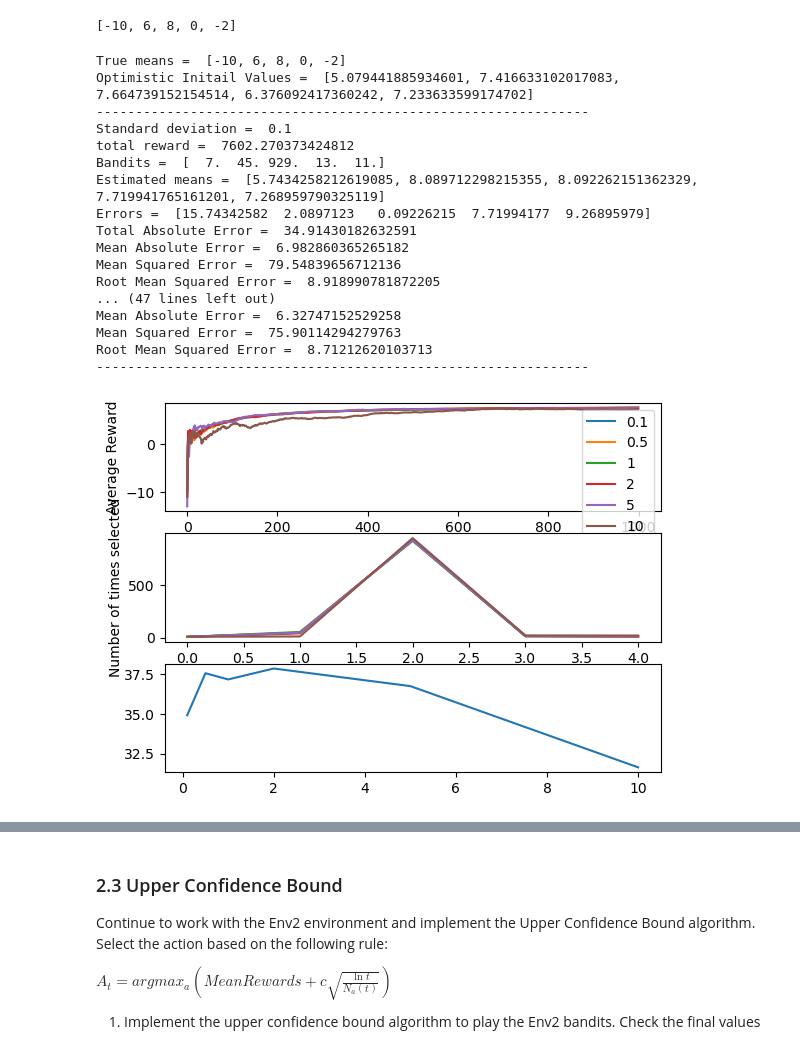
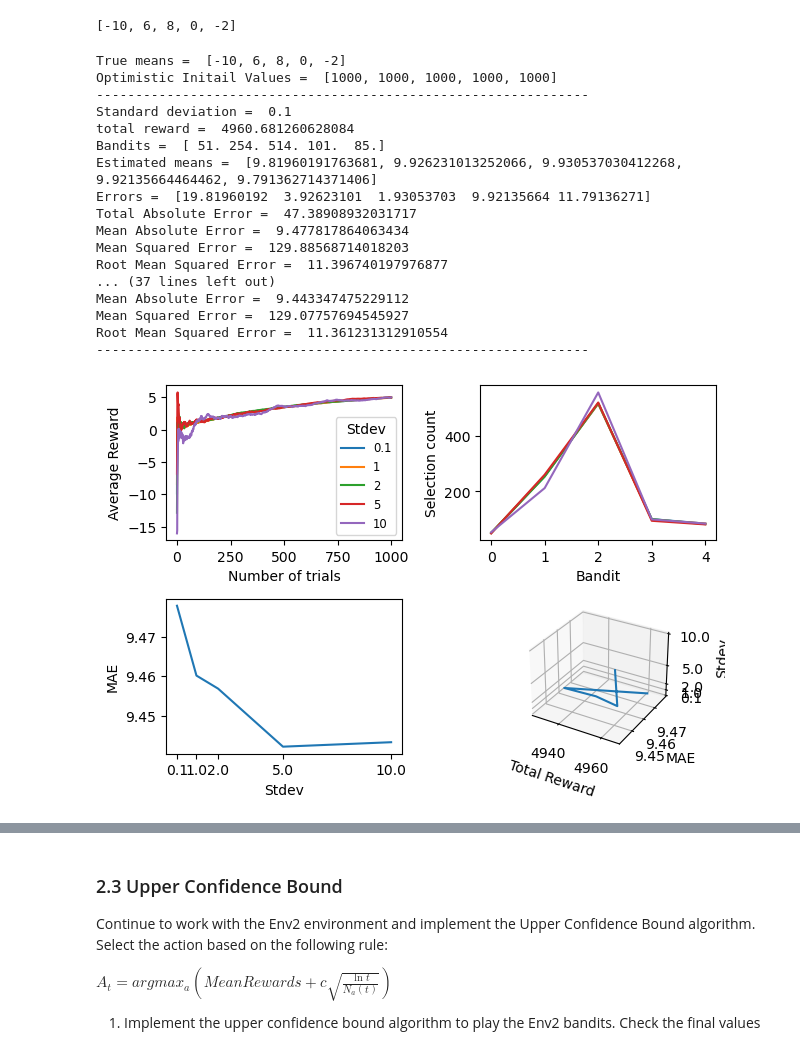
Before and after one commit to RichardVanraes/MAB, a Jupyter notebook: Session_02_Multi_Armed_Bandits_Assignment.ipynb, the cells around one changed output, grey strips where cells are left out. Drawn from its saved outputs; the diff is of its cells as text; code cells hidden in the pictures.

Commit message:
epsilon greedy vs optimistic inital value

```diff
--- a/Session_02_Multi_Armed_Bandits_Assignment.ipynb
+++ b/Session_02_Multi_Armed_Bandits_Assignment.ipynb
@@ -213,10 +213,14 @@ print(Env2.means)
 # Optimistic initial value
 # Hidden means are [-10,6,8,0,-2]
 iterations = 1000
-OptimisticInitialValue = 100
-stdevs = [0.1, 0.5, 1, 2, 5, 10]
+OptimisticInitialValue = 1000
+stdevs = [0.1, 1, 2, 5, 10]
 Banditcount = len(Env2.means)
+means = [OptimisticInitialValue for i in range(Banditcount)]
 total_errors = []
+totalRewards = []
+
+fig = plt.figure()
 
 print('True means = ', Env2.means)
 print('Optimistic Initail Values = ', means)
@@ -234,51 +238,67 @@ for stdev in stdevs:
         reward = Env2.step(action,stdev)
         rewards.append(reward)
         meanRewards.append(np.mean(rewards))
         Bandits[action] = Bandits[action] + 1
         means[action] = means[action] + ((reward - means[action]) / Bandits[action])
         totalReward = totalReward + reward
+    totalRewards.append(totalReward)
     print('total reward = ', totalReward)
     print('Bandits = ', Bandits)
     print('Estimated means = ', means)
     error = np.abs(np.array(Env2.means) - np.array(means))
     total_error = np.sum(error)
-    total_errors.append(total_error)
+    total_errors.append(total_error / len(error))
     print('Errors = ', error)
     print('Total Absolute Error = ', total_error)
     print('Mean Absolute Error = ', total_error / len(error))
     print('Mean Squared Error = ', np.sum(error**2) / len(error))
     print('Root Mean Squared Error = ', np.sqrt(np.sum(error**2) / len(error)))
     print('---------------------------------------------------------------')
 
-    ax1 = plt.subplot(3,1,1)
-    plt.plot(meanRewards)
-    ax2 = plt.subplot(3,1,2)
+    ax1 = plt.subplot(2,2,1)
+    plt.plot(meanRewards, label=stdev)
+    ax2 = plt.subplot(2,2,2)
     plt.plot(Bandits)
-ax3 = plt.subplot(3,1,3)
+ax3 = fig.add_subplot(2,2,3)
+ax3.set_xticks(stdevs)
+# ax3.set_xticklabels(stdevs)
 plt.plot(stdevs,total_errors)
+
+ax4 = fig.add_subplot(2,2,4, projection='3d')
+plt.plot(totalRewards,total_errors,stdevs)
+
 ax1.set_xlabel('Number of trials')
 ax1.set_ylabel('Average Reward')
-ax1.legend(stdevs)
+ax1.legend(stdevs, title='Stdev', loc='lower right', fontsize='small')
 ax2.set_xlabel('Bandit')
-ax2.set_ylabel('Number of times selected')
+ax2.set_ylabel('Selection count')
 
+ax3.set_xlabel('Stdev')
+ax3.set_ylabel('MAE')
+
+ax4.set_xlabel('Total Reward')
+ax4.set_ylabel('MAE')
+ax4.set_zticks(stdevs)
+ax4.set_zlabel('Stdev')
+
+plt.tight_layout(rect=[0, 0.03, 1, 0.95])
 plt.show()
 # %% [output]
 True means =  [-10, 6, 8, 0, -2]
-Optimistic Initail Values =  [5.079441885934601, 7.416633102017083, 7.664739152154514, 6.376092417360242, 7.233633599174702]
+Optimistic Initail Values =  [1000, 1000, 1000, 1000, 1000]
 ---------------------------------------------------------------
 Standard deviation =  0.1
-total reward =  7602.270373424812
-Bandits =  [  7.  45. 929.  13.  11.]
-Estimated means =  [5.7434258212619085, 8.089712298215355, 8.092262151362329, 7.719941765161201, 7.268959790325119]
-Errors =  [15.74342582  2.0897123   0.09226215  7.71994177  9.26895979]
-Total Absolute Error =  34.91430182632591
-Mean Absolute Error =  6.982860365265182
-Mean Squared Error =  79.54839656712136
-Root Mean Squared Error =  8.918990781872205
-... (47 lines left out)
-Mean Absolute Error =  6.32747152529258
-Mean Squared Error =  75.90114294279763
-Root Mean Squared Error =  8.71212620103713
+total reward =  4960.681260628084
+Bandits =  [ 51. 254. 514. 101.  85.]
+Estimated means =  [9.81960191763681, 9.926231013252066, 9.930537030412268, 9.92135664464462, 9.791362714371406]
+Errors =  [19.81960192  3.92623101  1.93053703  9.92135664 11.79136271]
+Total Absolute Error =  47.38908932031717
+Mean Absolute Error =  9.477817864063434
+Mean Squared Error =  129.88568714018203
+Root Mean Squared Error =  11.396740197976877
+... (37 lines left out)
+Mean Absolute Error =  9.443347475229112
+Mean Squared Error =  129.07757694545927
+Root Mean Squared Error =  11.361231312910554
 ---------------------------------------------------------------
-[figure, old version]
+[figure, new version]
```
Also changed, not shown: parts of 2 cells of this notebook.
